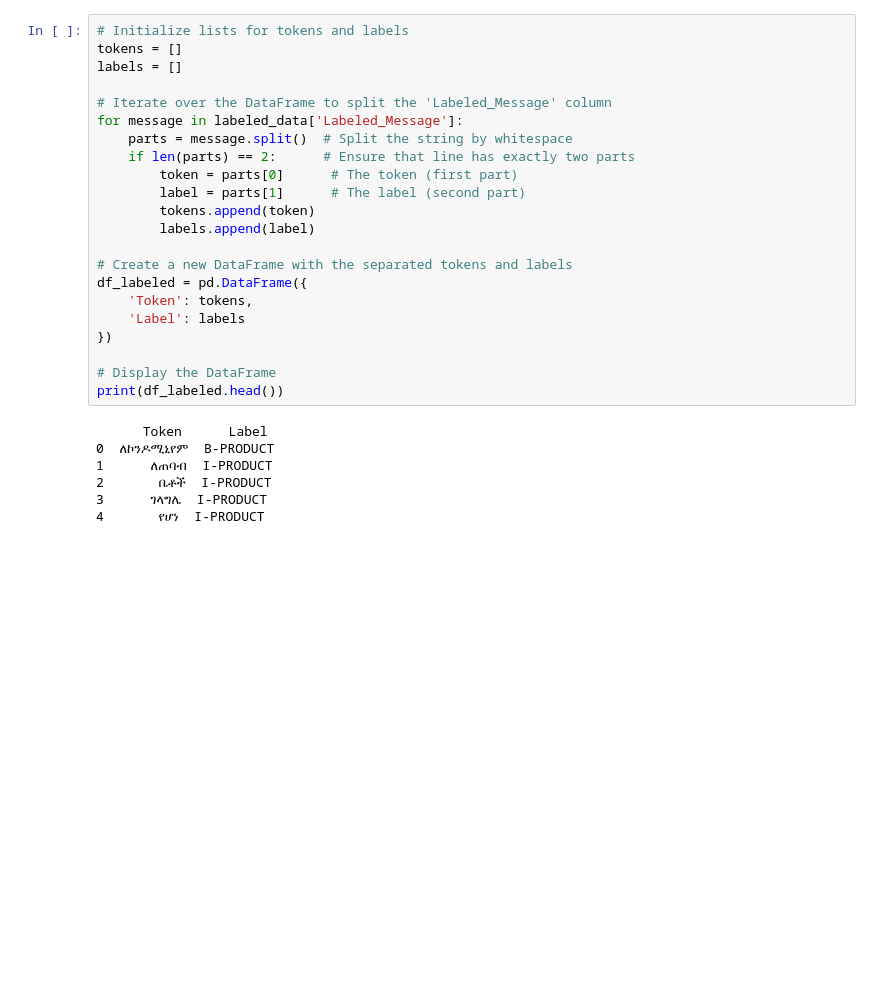
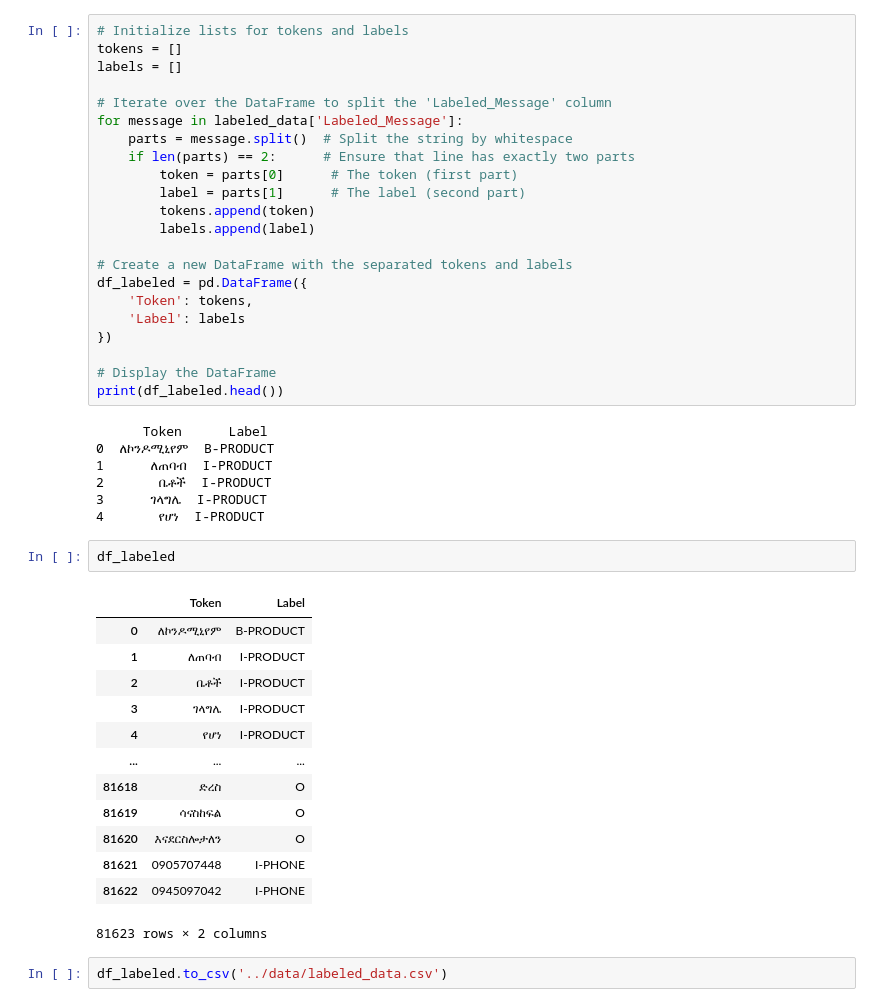
Before and after one commit to Bekyy/named-entity-recognition-LLM-, a Jupyter notebook: notebooks/tokenization and labeling.ipynb, the cells around one changed output. Cells and saved outputs as stored; diff of their text form; blank space fills up the shorter version.

```diff
--- a/notebooks/tokenization and labeling.ipynb
+++ b/notebooks/tokenization and labeling.ipynb
@@ -204,3 +204,21 @@ print(df_labeled.head())
 2       ቤቶች  I-PRODUCT
 3      ገላግሌ  I-PRODUCT
 4       የሆነ  I-PRODUCT
+# %%
+df_labeled
+# %% [output]
+|  | Token | Label |
+| 0 | ለኮንዶሚኒየም | B-PRODUCT |
+| 1 | ለጠባብ | I-PRODUCT |
+| 2 | ቤቶች | I-PRODUCT |
+| 3 | ገላግሌ | I-PRODUCT |
+| 4 | የሆነ | I-PRODUCT |
+| ... | ... | ... |
+| 81618 | ድረስ | O |
+| 81619 | ሳናስከፍል | O |
+| 81620 | እናደርስሎታለን | O |
+| 81621 | 0905707448 | I-PHONE |
+| 81622 | 0945097042 | I-PHONE |
+81623 rows × 2 columns
+# %%
+df_labeled.to_csv('../data/labeled_data.csv')
```
Also changed, not shown: parts of 2 cells of this notebook, 3 other files.
